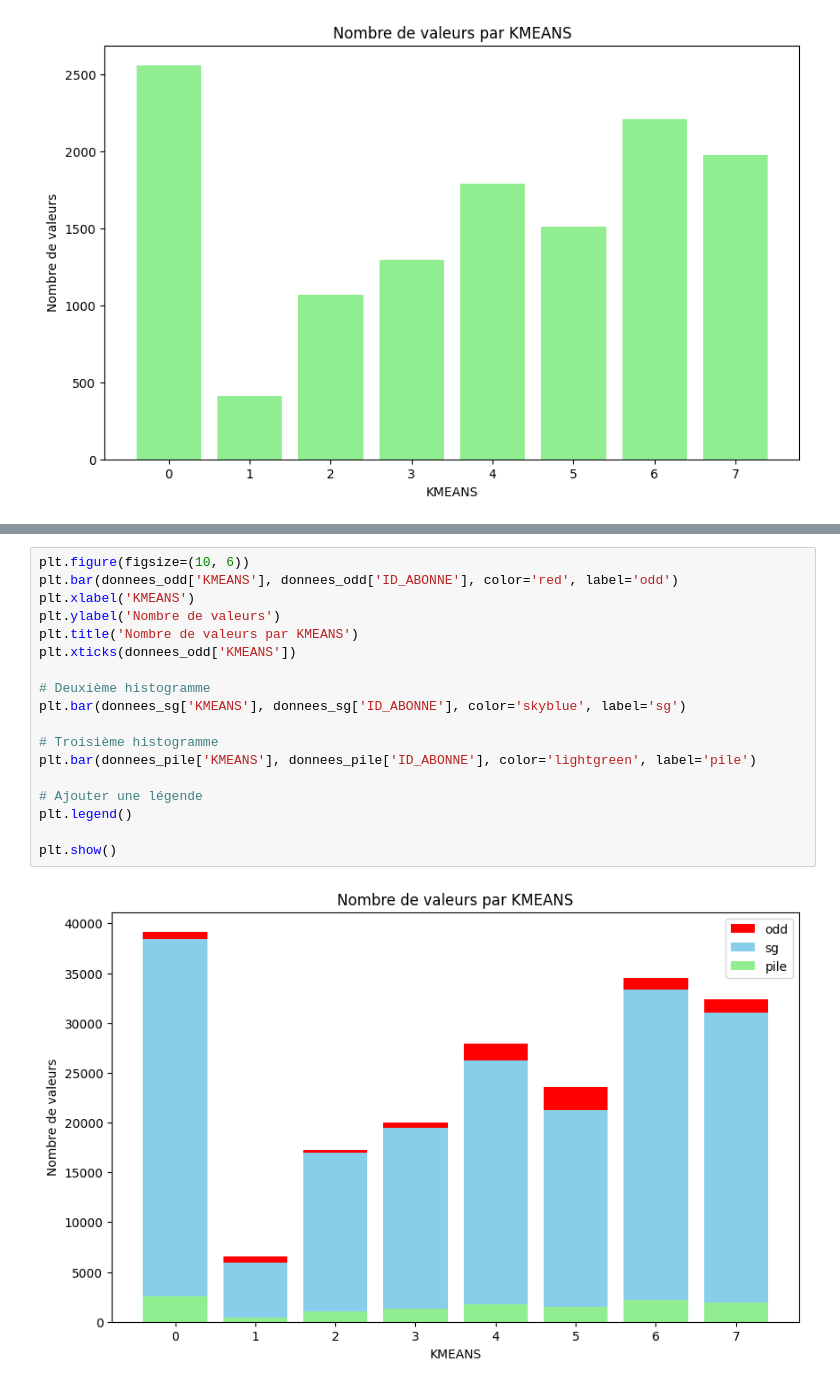
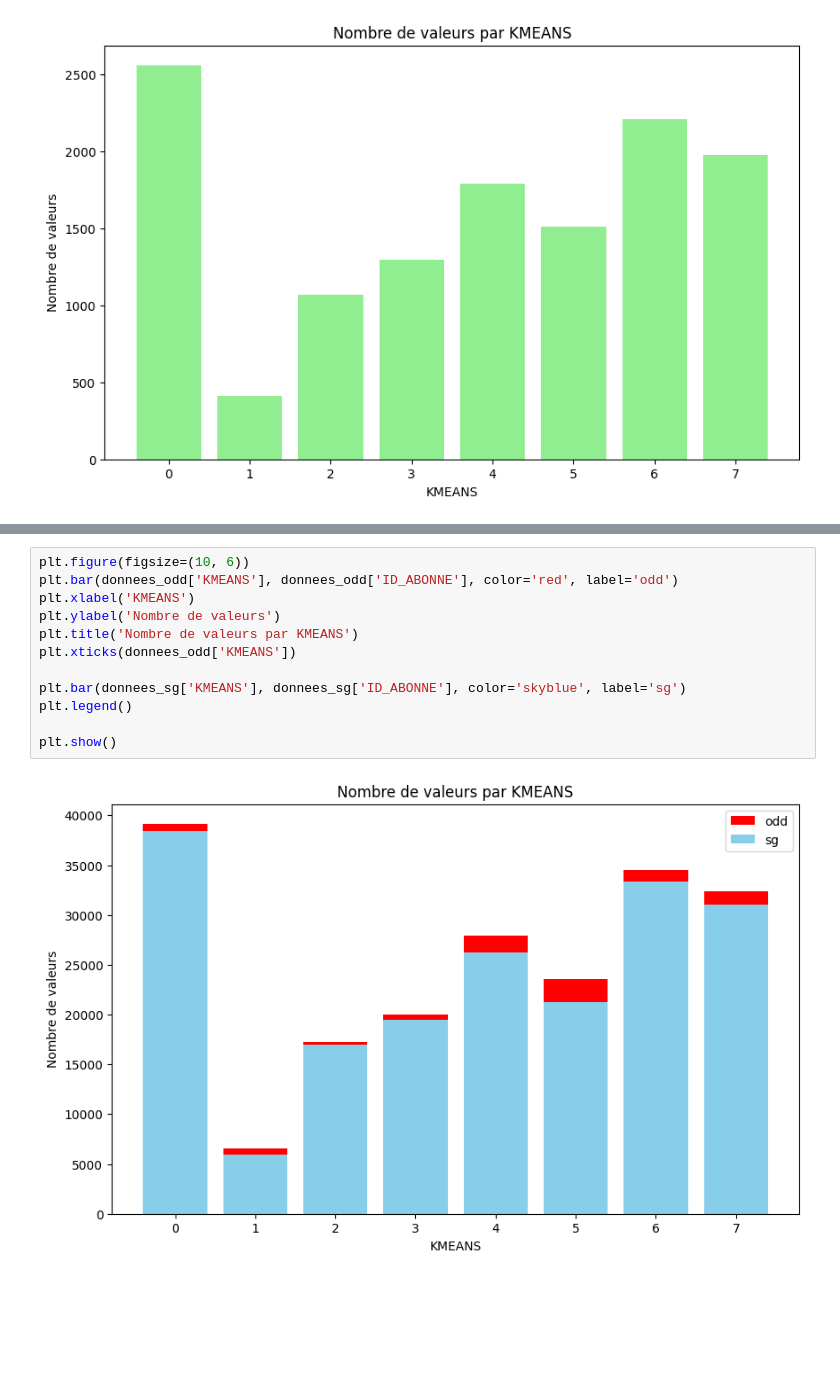
Before and after one commit to Statapp-CANAL/Statapp-CANAL, a Jupyter notebook: Data_operations/antoine.ipynb, the cells around one changed output, grey strips where cells are left out. Saved outputs shown, nothing was run; the diff lists cells and outputs as text; blank space fills up the shorter version.

```diff
--- a/Data_operations/antoine.ipynb
+++ b/Data_operations/antoine.ipynb
@@ -275,20 +247,14 @@ plt.show()
 # %%
 plt.figure(figsize=(10, 6))
 plt.bar(donnees_odd['KMEANS'], donnees_odd['ID_ABONNE'], color='red', label='odd')
 plt.xlabel('KMEANS')
 plt.ylabel('Nombre de valeurs')
 plt.title('Nombre de valeurs par KMEANS')
 plt.xticks(donnees_odd['KMEANS'])
 
-# Deuxième histogramme
 plt.bar(donnees_sg['KMEANS'], donnees_sg['ID_ABONNE'], color='skyblue', label='sg')
-
-# Troisième histogramme
-plt.bar(donnees_pile['KMEANS'], donnees_pile['ID_ABONNE'], color='lightgreen', label='pile')
-
-# Ajouter une légende
 plt.legend()
 
 plt.show()
 # %% [output]
-[figure, old version]
+[figure, new version]
```
Also changed, not shown: parts of 25 cells of this notebook.
